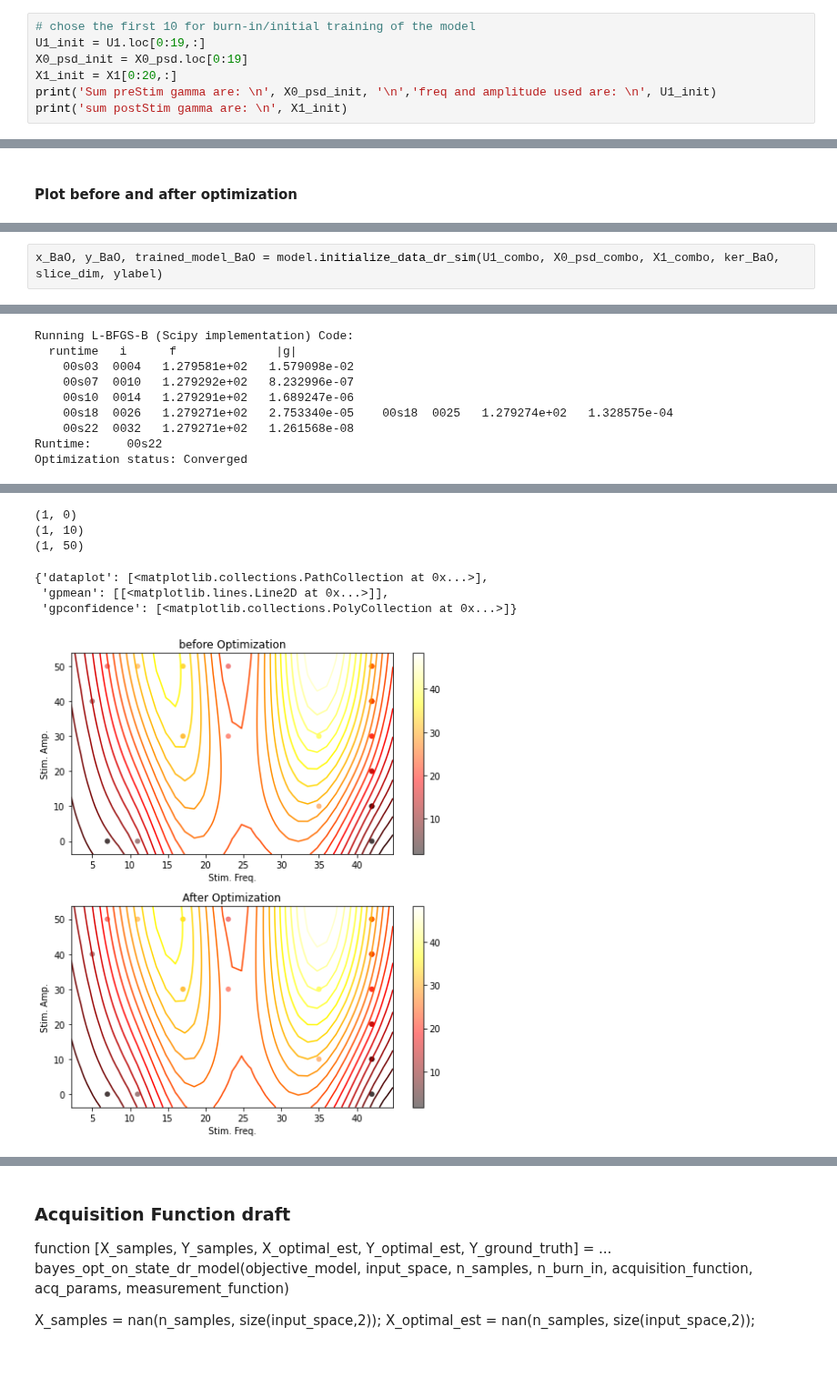
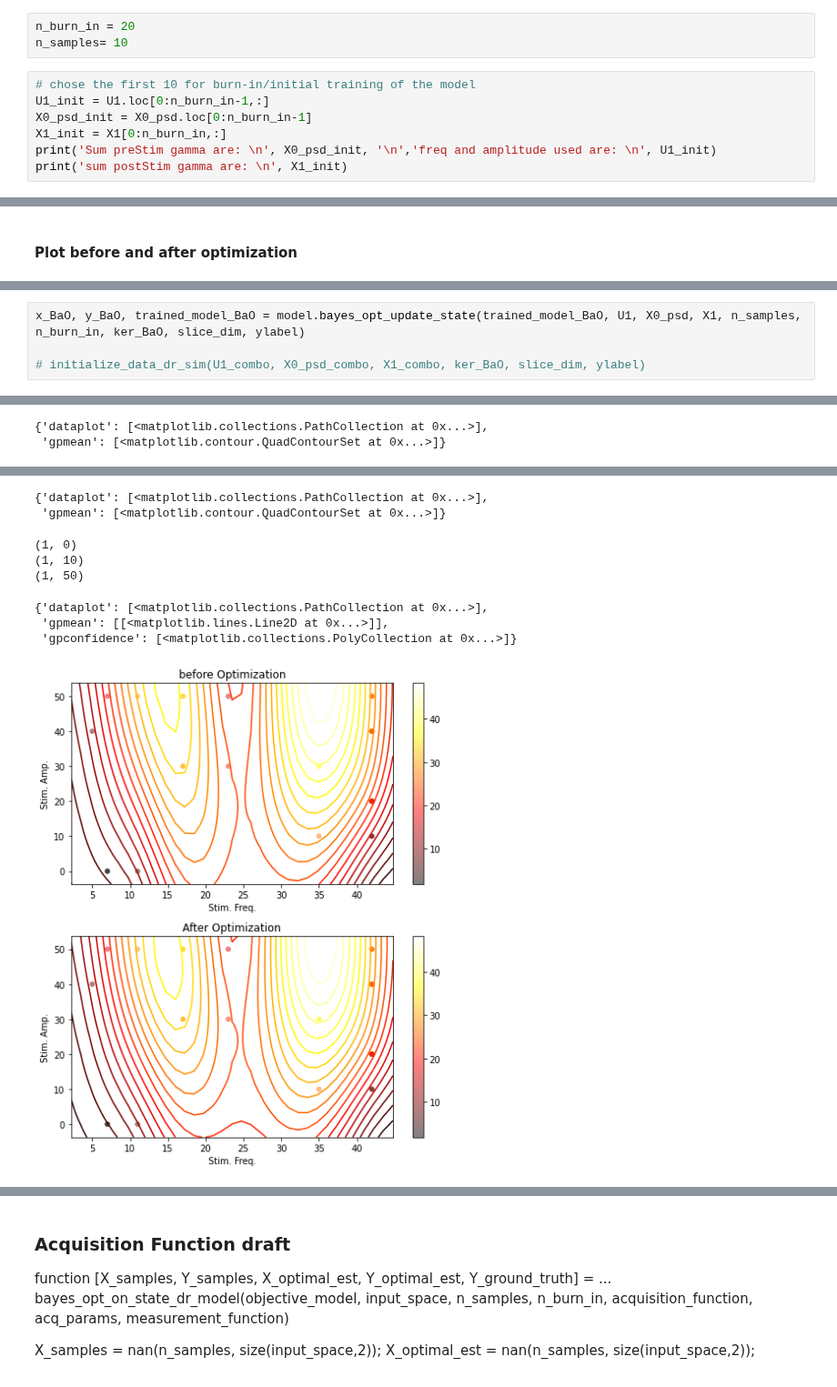
Before and after one commit to Simurgh818/NeuroGaussianProcess, a Jupyter notebook: Static_BaO.ipynb, the cells around one changed output, grey strips where cells are left out. Shown at 91% size. Cells and saved outputs as stored; diff of their text form.

Commit message:
drafted bayes_opt_update_state function to call sample and acquisition functions then retrain the initial model.

```diff
--- a/Static_BaO.ipynb
+++ b/Static_BaO.ipynb
@@ -174,11 +229,14 @@ plt.plot(U1.loc[0:10,'Stim_1'], np.arange(0,11));
 print(np.shape(U1), np.shape(X0_psd))
 # %% [output]
 (384, 2) (384, 1)
+# %%
+n_burn_in = 20
+n_samples= 10
 # %%
 # chose the first 10 for burn-in/initial training of the model
-U1_init = U1.loc[0:19,:]
-X0_psd_init = X0_psd.loc[0:19]
-X1_init = X1[0:20,:]
+U1_init = U1.loc[0:n_burn_in-1,:]
+X0_psd_init = X0_psd.loc[0:n_burn_in-1]
+X1_init = X1[0:n_burn_in,:]
 print('Sum preStim gamma are: \n', X0_psd_init, '\n','freq and amplitude used are: \n', U1_init)
 print('sum postStim gamma are: \n', X1_init)
 # %% [output]
@@ -406,3 +381,5 @@ X0_psd_combo.head()
 # %%
-x_BaO, y_BaO, trained_model_BaO = model.initialize_data_dr_sim(U1_combo, X0_psd_combo, X1_combo, ker_BaO, slice_dim, ylabel)
+x_BaO, y_BaO, trained_model_BaO = model.bayes_opt_update_state(trained_model_BaO, U1, X0_psd, X1, n_samples, n_burn_in, ker_BaO, slice_dim, ylabel)
+
+# initialize_data_dr_sim(U1_combo, X0_psd_combo, X1_combo, ker_BaO, slice_dim, ylabel)
 # %% [output]
@@ -411,9 +392,2 @@ x_BaO, y_BaO, trained_model_BaO = model.initialize_data_dr_sim(U1_combo, X0_psd_
-Running L-BFGS-B (Scipy implementation) Code:
-  runtime   i      f              |g|
-    00s03  0004   1.279581e+02   1.579098e-02
-    00s07  0010   1.279292e+02   8.232996e-07
-    00s10  0014   1.279291e+02   1.689247e-06
-    00s18  0026   1.279271e+02   2.753340e-05    00s18  0025   1.279274e+02   1.328575e-04
-    00s22  0032   1.279271e+02   1.261568e-08
-Runtime:     00s22
-Optimization status: Converged
+{'dataplot': [<matplotlib.collections.PathCollection at 0x...>],
+ 'gpmean': [<matplotlib.contour.QuadContourSet at 0x...>]}
@@ -422,7 +401,9 @@ Optimization status: Converged
-(1, 0)
-(1, 10)
-(1, 50)
+{'dataplot': [<matplotlib.collections.PathCollection at 0x...>],
+ 'gpmean': [<matplotlib.contour.QuadContourSet at 0x...>]}
-{'dataplot': [<matplotlib.collections.PathCollection at 0x...>],
- 'gpmean': [[<matplotlib.lines.Line2D at 0x...>]],
- 'gpconfidence': [<matplotlib.collections.PolyCollection at 0x...>]}
+(1, 0)
+(1, 10)
+(1, 50)
+{'dataplot': [<matplotlib.collections.PathCollection at 0x...>],
+ 'gpmean': [[<matplotlib.lines.Line2D at 0x...>]],
+ 'gpconfidence': [<matplotlib.collections.PolyCollection at 0x...>]}
-[figure, old version]
+[figure, new version]
```
Also changed, not shown: parts of 50 cells of this notebook.
